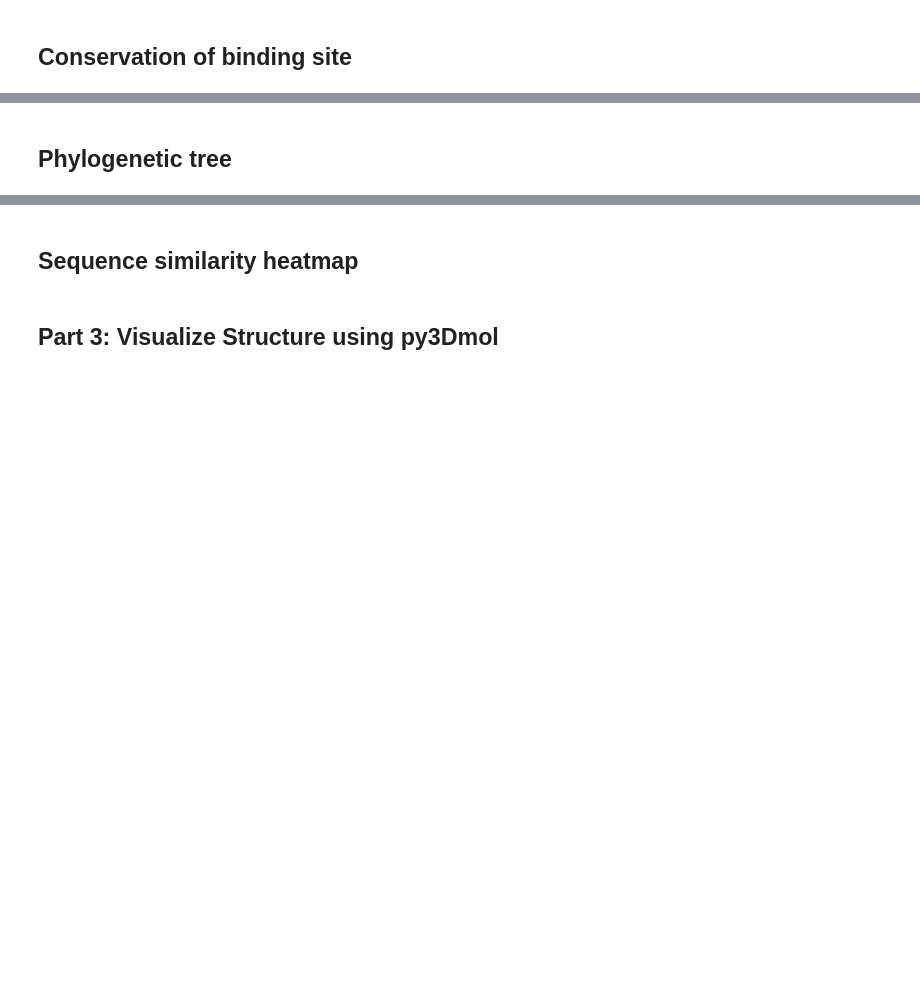
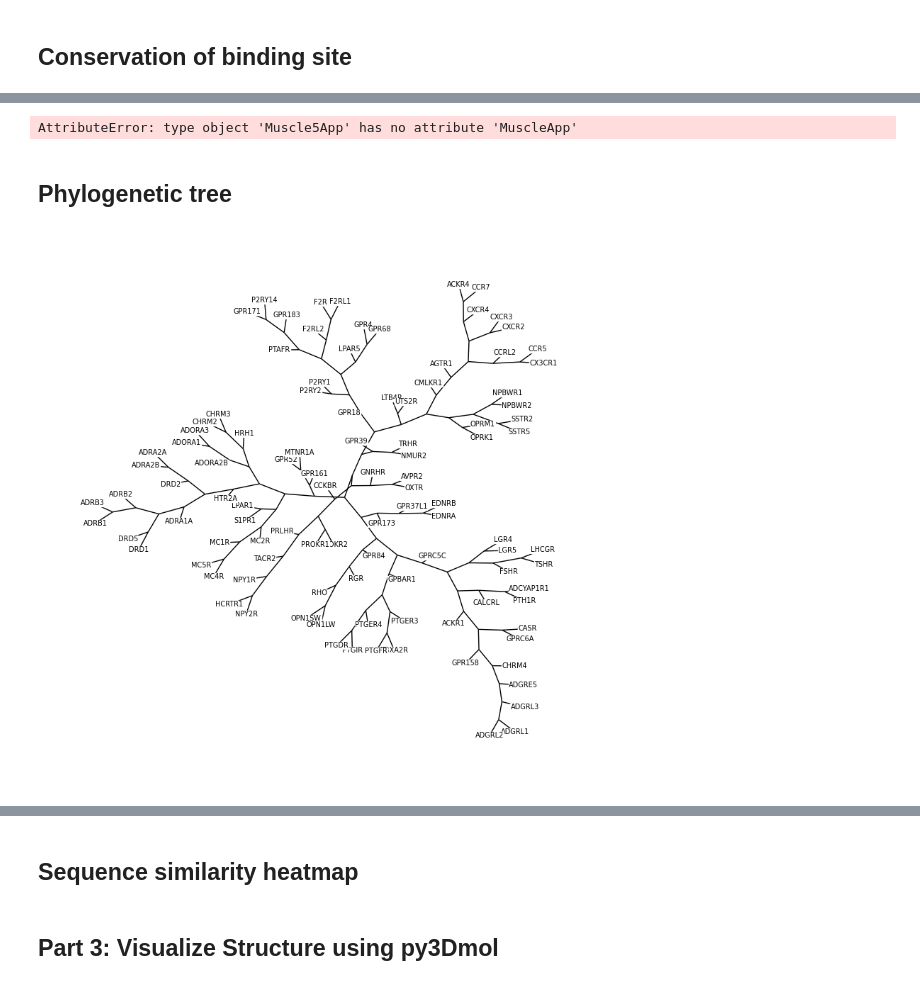
Before and after one commit to jswistak/bioinformatics_mini_2025, a Jupyter notebook: notebooks/labs/05-MSA.ipynb, the cells around one changed output, grey strips where cells are left out. Drawn from its saved outputs; the diff is of its cells as text; code cells hidden in the pictures; blank space fills up the shorter version.

```diff
--- a/notebooks/labs/05-MSA.ipynb
+++ b/notebooks/labs/05-MSA.ipynb
@@ -126,0 +151,27 @@ plt.show()
+# %%
+from biotite.application.muscle import Muscle5App, MuscleApp
+
+
+
+alignment = clustalo.ClustalOmegaApp.align(sequences)
+# Print the MSA with hit IDs
+print("MSA results:")
+gapped_seqs = alignment.get_gapped_sequences()
+for i in range(len(gapped_seqs)):
+    print(hits[i], " " * 3, gapped_seqs[i])
+
+# Visualize the first 200 columns of the alignment
+# Reorder alignments to reflect sequence distance
+
+fig = plt.figure(figsize=(8.0, 8.0))
+ax = fig.add_subplot(111)
+order = app.get_alignment_order()
+graphics.plot_alignment_type_based(
+    ax,
+    alignment[:200, order.tolist()],
+    labels=[hits[i] for i in order],
+    show_numbers=True,
+)
+fig.tight_layout()
+
+plt.show()
@@ -204,6 +317,6 @@ for site in binding_sites[:20]:
 # %%
 # align
-alignment = muscle.MuscleApp.align(binding_sites, bin_path="muscle3")
+alignment = muscle.MuscleApp.align(binding_sites, bin_path="")
 fig = plt.figure(figsize=(4.5, 4.0))
 ax = fig.add_subplot(111)
 graphics.plot_alignment_similarity_based(
@@ -212,6 +325,8 @@ graphics.plot_alignment_similarity_based(
 # Source names in italic
 ax.set_yticklabels(ax.get_yticklabels(), fontdict={"fontstyle": "italic"})
 fig.tight_layout()
+# %% [output]
+AttributeError: type object 'Muscle5App' has no attribute 'MuscleApp'
 # %%
 # sequence logo
 profile = seq.SequenceProfile.from_alignment(alignment)
@@ -275,37 +390,39 @@ for file in uniprot.fetch(ids, "fasta"):
 
 
 # Create multiple sequence alignment with Clustal Omega
-alignment = muscle.MuscleApp.align(sequences)
-
+# alignment = muscle.MuscleApp.align(sequences)
+alignment = clustalo.ClustalOmegaApp.align(sequences)
 
 # The distance measure required for the tree calculation is the
 # percentage of non-identical amino acids in the respective two
 # sequences
 distances = 1 - align.get_pairwise_sequence_identity(alignment, mode="shortest")
 # Create tree via neighbor joining
 tree = phylo.neighbor_joining(distances)
 # Convert to NetworkX graph
 # For the graph visualization, the edge directions are unnecessary
 graph = tree.as_graph().to_undirected()
 
 fig = plt.figure(figsize=(8.0, 8.0))
 ax = fig.gca()
 ax.axis("off")
 # Calculate position of nodes in the plot
 pos = nx.kamada_kawai_layout(graph)
 # Assign the gene names to the nodes that represent a reference index
 node_labels = {i: name for i, name in enumerate(genes)}
 nx.draw_networkx_edges(graph, pos, ax=ax)
 nx.draw_networkx_labels(
     graph,
     pos,
     ax=ax,
     labels=node_labels,
     font_size=7,
     # Draw a white background behind the labeled nodes
     # for better readability
     bbox=dict(pad=0, color="white"),
 )
 fig.tight_layout()
 
 plt.show()
+# %% [output]
+[figure, added]
```
Also changed, not shown: parts of 8 cells of this notebook, 2 other files.
